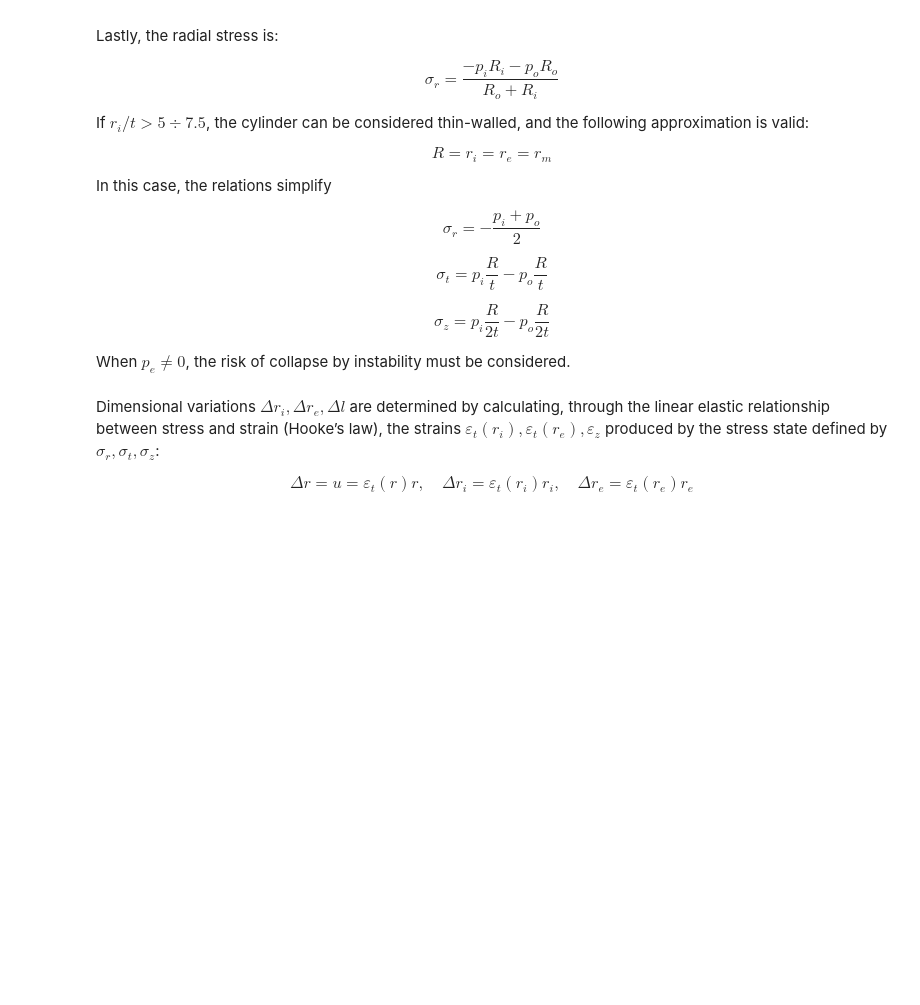
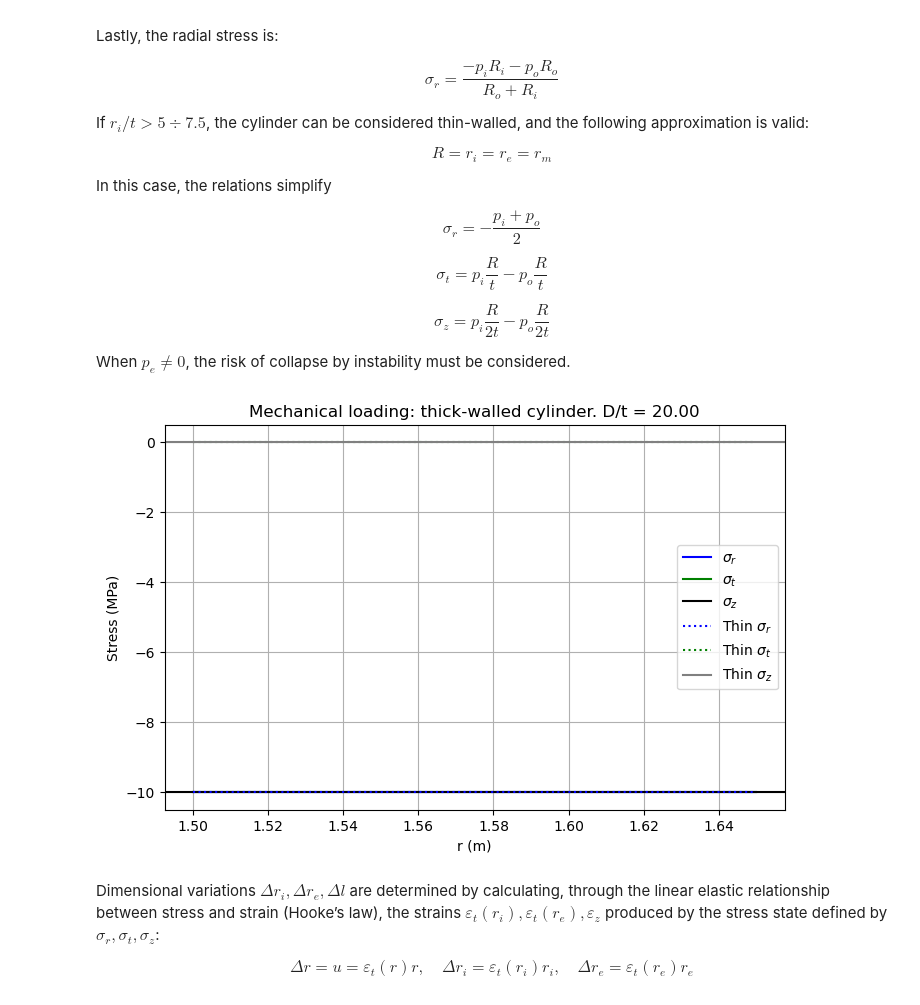
Before and after one commit to giozu/z3st, a Jupyter notebook: z3st/cases/8_thick_cylindrical_shell_plane_strain_2D/notes on cylindrical shells.ipynb, the cells around one changed output. Saved outputs shown, nothing was run; the diff lists cells and outputs as text; code cells hidden in the pictures; blank space fills up the shorter version.

```diff
--- a/z3st/cases/8_thick_cylindrical_shell_plane_strain_2D/notes on cylindrical shells.ipynb
+++ b/z3st/cases/8_thick_cylindrical_shell_plane_strain_2D/notes on cylindrical shells.ipynb
@@ -188,6 +263,47 @@ $$
 $$
 
 When $p_e \neq 0$, the risk of collapse by instability must be considered.
+# %%
+def mariotte_stresses(r):
+    sigma_r = (-pi*Ri-po*Ro)/(Ro+Ri) * np.ones_like(r)
+    sigma_t = (pi*Ri-po*Ro)/t * np.ones_like(r)
+    sigma_z = (pi*Ri**2-po*Ro**2)/(Ro**2-Ri**2)
+    return sigma_r, sigma_t, sigma_z
+
+sigma_r_mech, sigma_t_mech, sigma_z_mech = mariotte_stresses(rvals)
+
+def thin_mariotte_stresses(r):
+    R=(Ri+Ro)/2
+    sigma_r = -(pi+po)/2 * np.ones_like(r)
+    sigma_t = (pi*R-po*R)/t * np.ones_like(r)
+    sigma_z = (pi*R-po*R)/(2*t)
+    return sigma_r, sigma_t, sigma_z
+
+sigma_r_mech_thin, sigma_t_mech_thin, sigma_z_mech_thin = thin_mariotte_stresses(rvals)
+
+
+# ----
+# Plot
+# ----
+fig, ax = plt.subplots(figsize=(8, 5))
+
+ax.plot(rvals, sigma_r_mech / 1e6, "b-", label=r"$\sigma_r$")
+ax.plot(rvals, sigma_t_mech / 1e6, "g-", label=r"$\sigma_t$")
+ax.axhline(sigma_z_mech / 1e6, color="k", label=r"$\sigma_z$")
+
+ax.plot(rvals, sigma_r_mech_thin / 1e6, "b:", label=r"Thin $\sigma_r$")
+ax.plot(rvals, sigma_t_mech_thin / 1e6, "g:", label=r"Thin $\sigma_t$")
+ax.axhline(sigma_z_mech_thin / 1e6, color="grey", label=r"Thin $\sigma_z$")
+
+ax.set_title(f"Mechanical loading: thick-walled cylinder. D/t = {2*Ri/t:.2f}")
+ax.set_xlabel("r (m)")
+ax.set_ylabel("Stress (MPa)")
+ax.grid(True)
+ax.legend()
+
+plt.show()
+# %% [output]
+[figure, added]
 # %% [markdown]
 Dimensional variations $\Delta r_i, \Delta r_e, \Delta l$ are determined by calculating, through the linear elastic relationship between stress and strain (Hooke’s law), the strains $\varepsilon_t(r_i), \varepsilon_t(r_e), \varepsilon_z$ produced by the stress state defined by $\sigma_r, \sigma_t, \sigma_z$:
 
```
Also changed, not shown: parts of 1 cell of this notebook.
